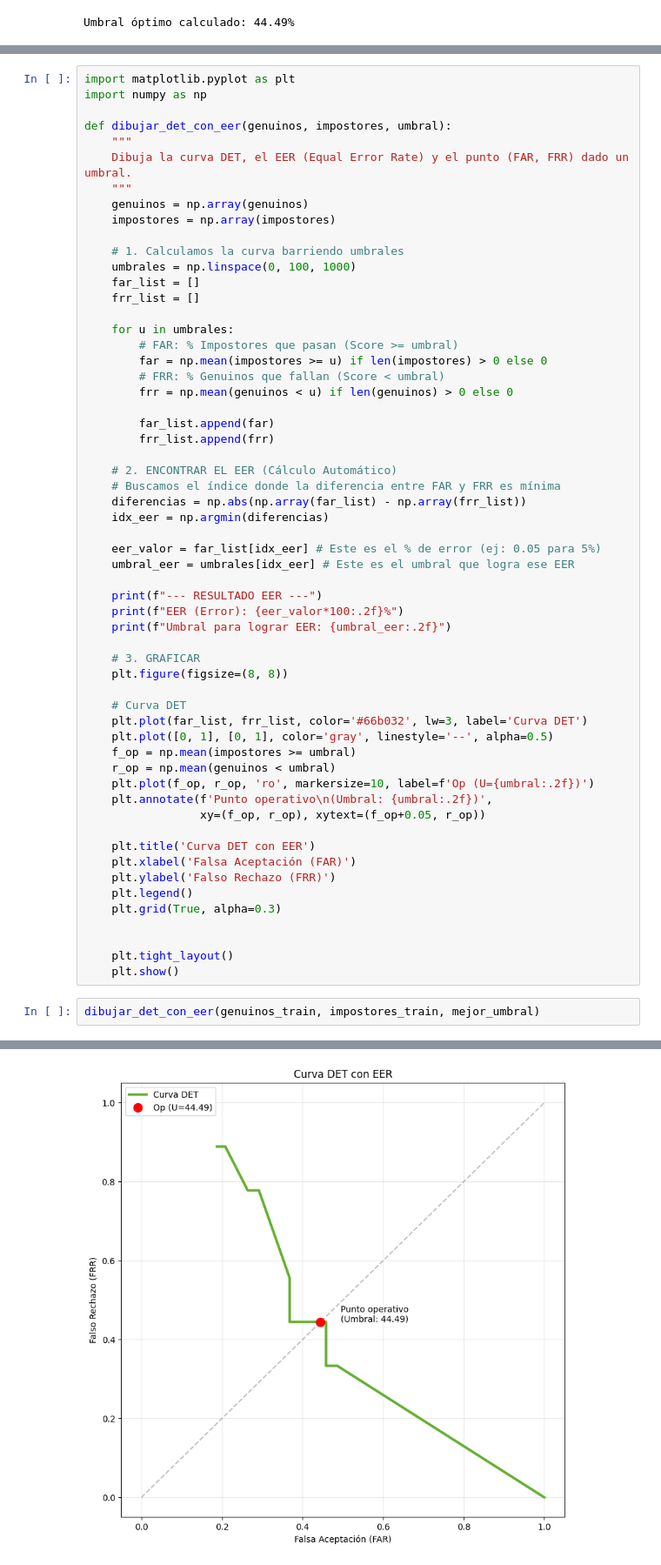
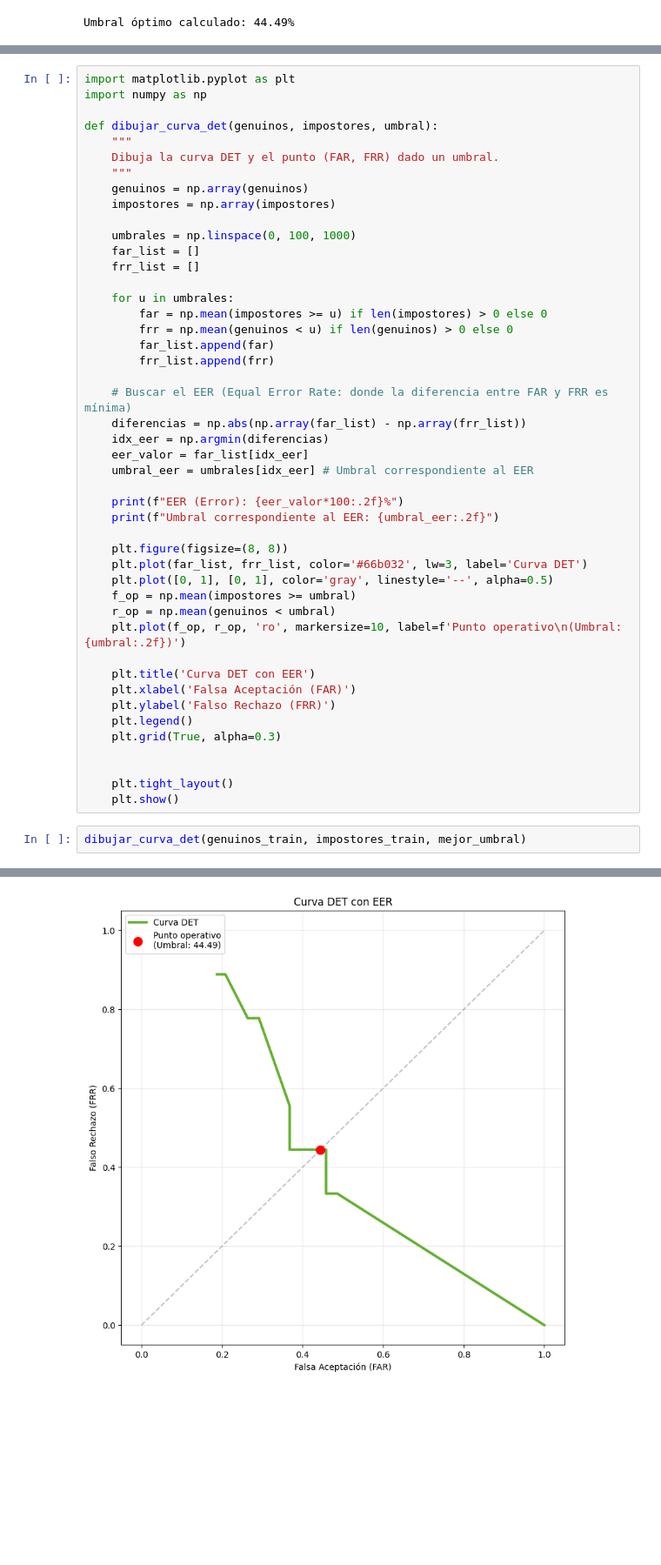
Before and after one commit to lunahernandez/PIAV, a Jupyter notebook: 06/No_IA_Finger_Comparation.ipynb, the cells around one changed output, grey strips where cells are left out. Shown at 87% size. Saved outputs shown, nothing was run; the diff lists cells and outputs as text; blank space fills up the shorter version.

```diff
--- a/06/No_IA_Finger_Comparation.ipynb
+++ b/06/No_IA_Finger_Comparation.ipynb
@@ -713,50 +696,38 @@ dibujar_gaussiana_error(genuinos_train, impostores_train, mejor_umbral)
 import matplotlib.pyplot as plt
 import numpy as np
 
-def dibujar_det_con_eer(genuinos, impostores, umbral):
+def dibujar_curva_det(genuinos, impostores, umbral):
     """
-    Dibuja la curva DET, el EER (Equal Error Rate) y el punto (FAR, FRR) dado un umbral.
+    Dibuja la curva DET y el punto (FAR, FRR) dado un umbral.
     """
     genuinos = np.array(genuinos)
     impostores = np.array(impostores)
 
-    # 1. Calculamos la curva barriendo umbrales
     umbrales = np.linspace(0, 100, 1000)
     far_list = []
     frr_list = []
 
     for u in umbrales:
-        # FAR: % Impostores que pasan (Score >= umbral)
         far = np.mean(impostores >= u) if len(impostores) > 0 else 0
-        # FRR: % Genuinos que fallan (Score < umbral)
         frr = np.mean(genuinos < u) if len(genuinos) > 0 else 0
-
         far_list.append(far)
         frr_list.append(frr)
 
-    # 2. ENCONTRAR EL EER (Cálculo Automático)
-    # Buscamos el índice donde la diferencia entre FAR y FRR es mínima
+    # Buscar el EER (Equal Error Rate: donde la diferencia entre FAR y FRR es mínima)
     diferencias = np.abs(np.array(far_list) - np.array(frr_list))
     idx_eer = np.argmin(diferencias)
+    eer_valor = far_list[idx_eer]
+    umbral_eer = umbrales[idx_eer] # Umbral correspondiente al EER
 
-    eer_valor = far_list[idx_eer] # Este es el % de error (ej: 0.05 para 5%)
-    umbral_eer = umbrales[idx_eer] # Este es el umbral que logra ese EER
+    print(f"EER (Error): {eer_valor*100:.2f}%")
+    print(f"Umbral correspondiente al EER: {umbral_eer:.2f}")
 
-    print(f"--- RESULTADO EER ---")
-    print(f"EER (Error): {eer_valor*100:.2f}%")
-    print(f"Umbral para lograr EER: {umbral_eer:.2f}")
-
-    # 3. GRAFICAR
     plt.figure(figsize=(8, 8))
-
-    # Curva DET
     plt.plot(far_list, frr_list, color='#66b032', lw=3, label='Curva DET')
     plt.plot([0, 1], [0, 1], color='gray', linestyle='--', alpha=0.5)
     f_op = np.mean(impostores >= umbral)
     r_op = np.mean(genuinos < umbral)
-    plt.plot(f_op, r_op, 'ro', markersize=10, label=f'Op (U={umbral:.2f})')
-    plt.annotate(f'Punto operativo\n(Umbral: {umbral:.2f})',
-                 xy=(f_op, r_op), xytext=(f_op+0.05, r_op))
+    plt.plot(f_op, r_op, 'ro', markersize=10, label=f'Punto operativo\n(Umbral: {umbral:.2f})')
 
     plt.title('Curva DET con EER')
     plt.xlabel('Falsa Aceptación (FAR)')
@@ -768,5 +739,5 @@ def dibujar_det_con_eer(genuinos, impostores, umbral):
     plt.tight_layout()
     plt.show()
 # %%
-dibujar_det_con_eer(genuinos_train, impostores_train, mejor_umbral)
+dibujar_curva_det(genuinos_train, impostores_train, mejor_umbral)
 # %% [output]
@@ -776 +746 @@ Umbral para lograr EER: 44.44
-[figure, old version]
+[figure, new version]
```
Also changed, not shown: parts of 16 cells of this notebook.
